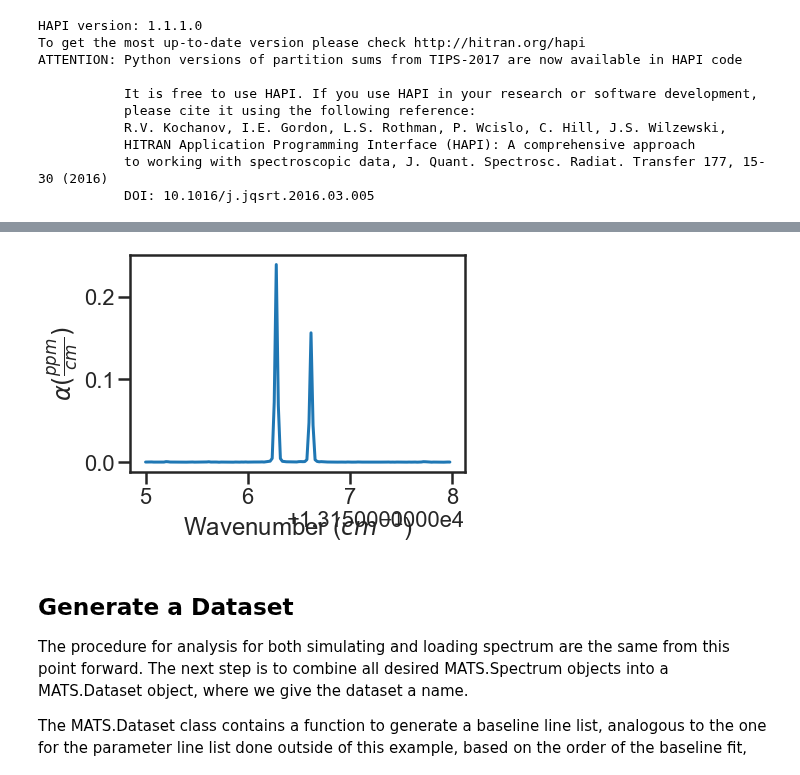
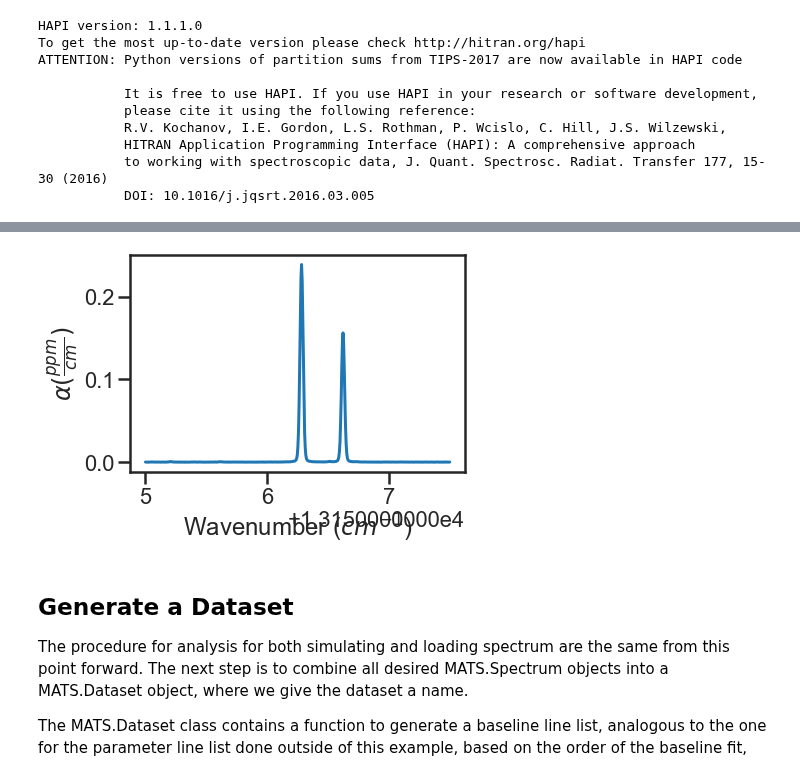
Before and after one commit to usnistgov/MATS, a Jupyter notebook: Examples/Synthetic_Spectra/Fitting_Protocol_ABand_Synthetic.ipynb, the cells around one changed output, grey strips where cells are left out. Saved outputs shown, nothing was run; the diff lists cells and outputs as text; code cells hidden in the pictures.

```diff
--- a/Examples/Synthetic_Spectra/Fitting_Protocol_ABand_Synthetic.ipynb
+++ b/Examples/Synthetic_Spectra/Fitting_Protocol_ABand_Synthetic.ipynb
@@ -113,36 +100,37 @@ percent error in the mole fraction of each molecule to be simulated in the spect
 '''
 molefraction_err = {7:0.01}
 
-wavenumbers = np.arange(13155, 13158, 0.02)
+wavenumbers = np.arange(wave_min, wave_max, wave_space)
+
 
 spec_1 =  MATS.simulate_spectrum(PARAM_LINELIST, wavenumbers = wavenumbers, wave_error = wave_error,
                         SNR = SNR, baseline_terms = baseline_terms, temperature = 25, temperature_err = temperature_err, pressure = 25,
                         pressure_err = pressure_err,
                         wing_cutoff = 50,  wing_method = 'wing_cutoff', filename = '25_torr', molefraction = sample_molefraction, molefraction_err = molefraction_err,
                         natural_abundance = True, nominal_temperature = 296, IntensityThreshold = 1e-30, num_segments = 1)
 spec_2 =  MATS.simulate_spectrum(PARAM_LINELIST, wave_min, wave_max, wave_space, wave_error = wave_error,
                         SNR = SNR, baseline_terms = baseline_terms, temperature = 25, temperature_err = temperature_err, pressure = 50,
                         pressure_err = pressure_err,
                         wing_cutoff = 50,  wing_method = 'wing_cutoff', filename = '50_torr', molefraction = sample_molefraction, molefraction_err = molefraction_err,
                         natural_abundance = True, nominal_temperature = 296, IntensityThreshold = 1e-30, num_segments = 1)
 spec_3 =  MATS.simulate_spectrum(PARAM_LINELIST, wave_min, wave_max, wave_space, wave_error = wave_error,
                         SNR = SNR, baseline_terms = baseline_terms, temperature = 25, temperature_err = temperature_err, pressure = 100,
                         pressure_err = pressure_err,
                         wing_cutoff = 50,  wing_method = 'wing_cutoff', filename = '100_torr', molefraction = sample_molefraction, molefraction_err = molefraction_err,
                         natural_abundance = True, nominal_temperature = 296, IntensityThreshold = 1e-30, num_segments = 1)
 spec_4 =  MATS.simulate_spectrum(PARAM_LINELIST, wave_min, wave_max, wave_space, wave_error = wave_error,
                         SNR = SNR, baseline_terms = baseline_terms, temperature = 25, temperature_err = temperature_err, pressure = 200,
                         pressure_err = pressure_err,
                         wing_cutoff = 50,  wing_method = 'wing_cutoff', filename = '200_torr', molefraction = sample_molefraction, molefraction_err = molefraction_err,
                         natural_abundance = True, nominal_temperature = 296, IntensityThreshold = 1e-30, num_segments = 1)
 
 
 
 
 
 spec_1.plot_wave_alpha()
 # %% [output]
-[figure, old version]
+[figure, new version]
 # %% [markdown]
 ## Generate a Dataset
 
```
Also changed, not shown: parts of 6 cells of this notebook, 7 other files.
